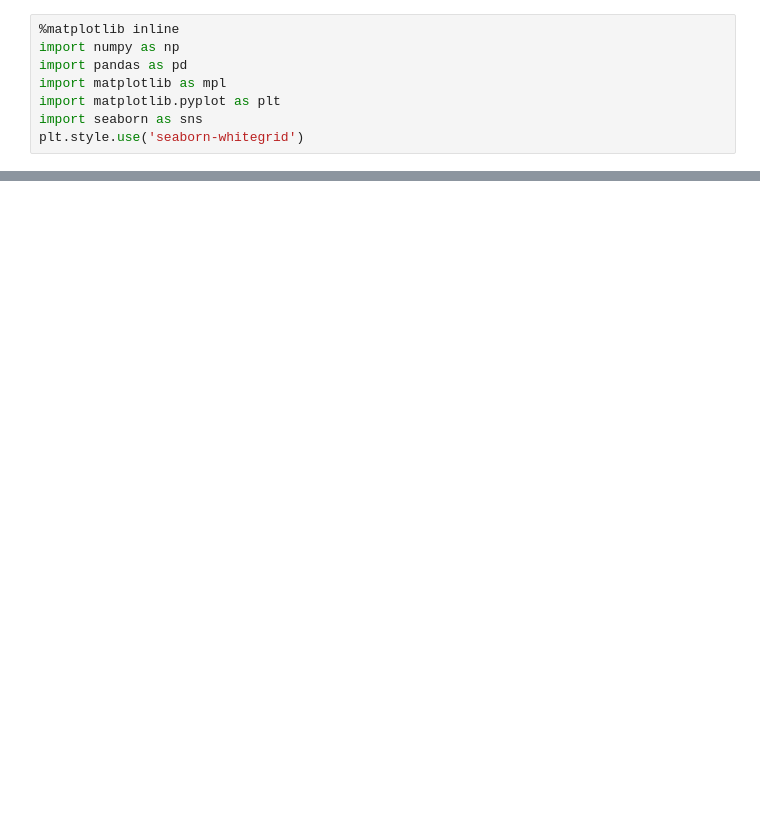
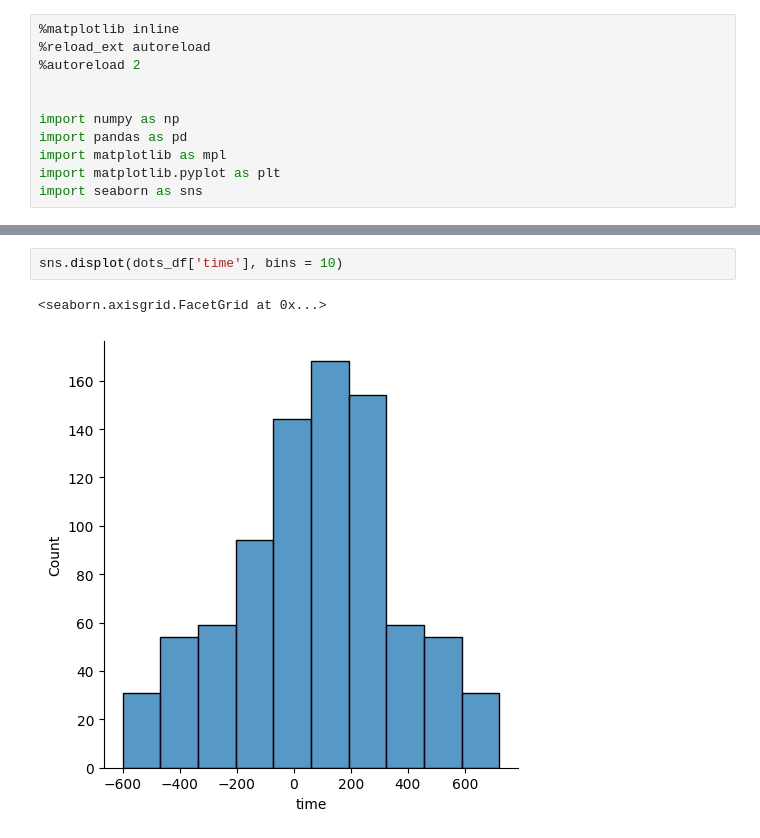
Before and after one commit to axt0895/Seaborn, a Jupyter notebook: Categorical Plots.ipynb, the cells around one changed output, grey strips where cells are left out. Cells and saved outputs as stored; diff of their text form; blank space fills up the shorter version.

Commit message:
Added Seaborn Categorical Plot

```diff
--- a/Categorical Plots.ipynb
+++ b/Categorical Plots.ipynb
@@ -1,8 +1,11 @@
 # %%
 %matplotlib inline
+%reload_ext autoreload
+%autoreload 2
+
+
 import numpy as np
 import pandas as pd
 import matplotlib as mpl
 import matplotlib.pyplot as plt
 import seaborn as sns
-plt.style.use('seaborn-whitegrid')
@@ -31,0 +60,5 @@ plt.show()
+# %%
+sns.displot(dots_df['time'], bins = 10)
+# %% [output]
+<seaborn.axisgrid.FacetGrid at 0x...>
+[figure, added]
```
Also changed, not shown: parts of 15 cells of this notebook.
